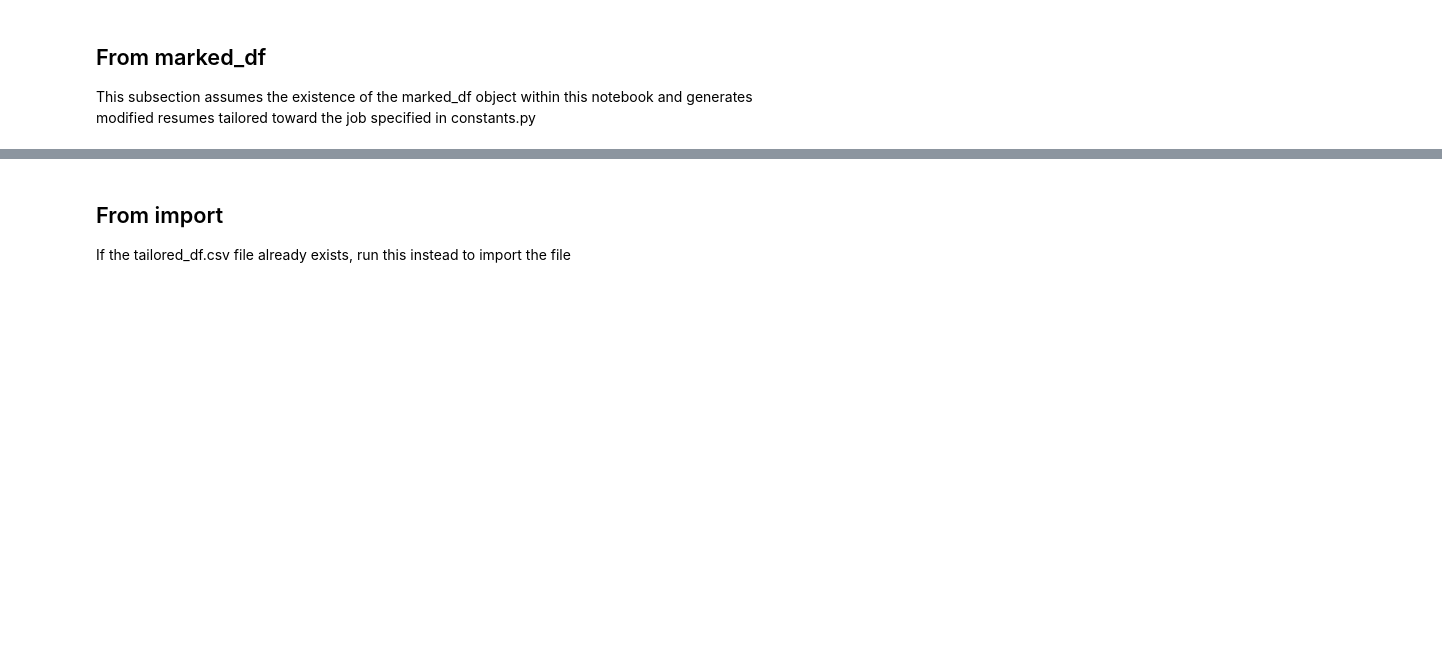
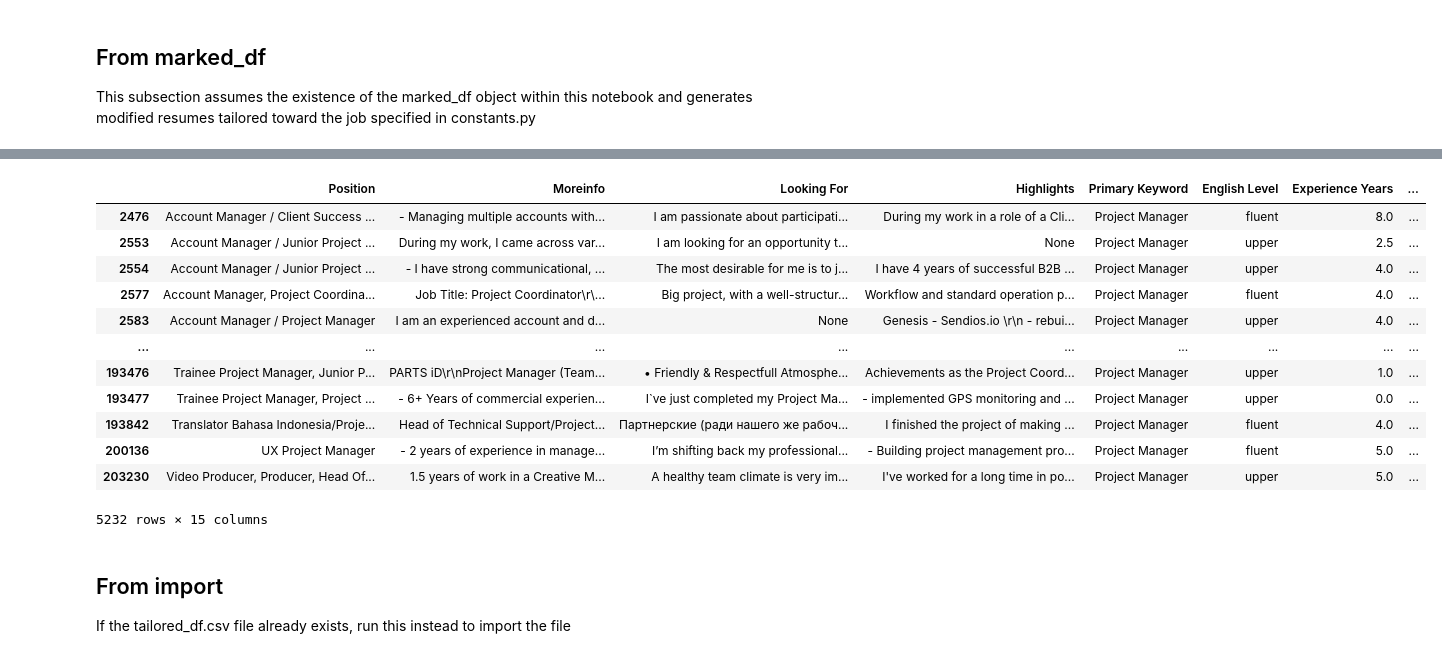
Before and after one commit to heyyjudes/llm-hiring-ecosystem, a Jupyter notebook: execution.ipynb, the cells around one changed output, grey strips where cells are left out. Cells and saved outputs as stored; diff of their text form; code cells hidden in the pictures; blank space fills up the shorter version.

```diff
--- a/execution.ipynb
+++ b/execution.ipynb
@@ -191,13 +184,13 @@ This subsection assumes the existence of the marked_df object within this notebo
 # import testing_scripts.generate_resumes as generate_resumes
 import testing_scripts.generate_resumes as generate_resumes
 
-tailored_df = marked_df.copy()
-# tailored_df = scored_df.copy()
-generate_resumes.create_modified_resumes(tailored_df, job_name = constants.JOB_NAME, job_description = constants.JOB_DESCRIPTION, model_name = "GPT-4o-mini Conversation", verbose = True)
+# tailored_df = marked_df.copy()
+tailored_df = scored_df.copy()
+generate_resumes.create_modified_resumes(tailored_df, job_name = constants.JOB_NAME, job_description = constants.JOB_DESCRIPTION, model_name = "GPT-4o Conversation", verbose = True)
 
 # Export the tailored dataframe
-TAILORED_DATAFRAME_OUTPUT_FILENAME = "data/tailored_df_100 PM vs 100 UI_1000 chars min_GPT-4o-mini Conversation.csv"
-tailored_df.to_csv(TAILORED_DATAFRAME_OUTPUT_FILENAME)
+# TAILORED_DATAFRAME_OUTPUT_FILENAME = "data/scored_df_PM_100 years>3 vs 100 years<=3_GPT-4o Conversation"
+# tailored_df.to_csv(TAILORED_DATAFRAME_OUTPUT_FILENAME)
 # %% [output]
 Number of samples marked for experiments = 200
 Generating a new tailored resume (0 generated so far)...
@@ -221,3 +218,19 @@ from testing_scripts import generate_resumes
+# %%
+tailored_df
+# %% [output]
+|  | Position | Moreinfo | Looking For | Highlights | Primary Keyword | English Level | Experience Years | ... |
+| 2476 | Account Manager / Client Success ... | - Managing multiple accounts with... | I am passionate about participati... | During my work in a role of a Cli... | Project Manager | fluent | 8.0 | ... |
+| 2553 | Account Manager / Junior Project ... | During my work, I came across var... | I am looking for an opportunity t... | None | Project Manager | upper | 2.5 | ... |
+| 2554 | Account Manager / Junior Project ... | - I have strong communicational, ... | The most desirable for me is to j... | I have 4 years of successful B2B ... | Project Manager | upper | 4.0 | ... |
+| 2577 | Account Manager, Project Coordina... | Job Title: Project Coordinator\r\... | Big project, with a well-structur... | Workflow and standard operation p... | Project Manager | fluent | 4.0 | ... |
+| 2583 | Account Manager / Project Manager | I am an experienced account and d... | None | Genesis - Sendios.io \r\n - rebui... | Project Manager | upper | 4.0 | ... |
+| ... | ... | ... | ... | ... | ... | ... | ... | ... |
+| 193476 | Trainee Project Manager, Junior P... | PARTS iD\r\nProject Manager (Team... | • Friendly & Respectfull Atmosphe... | Achievements as the Project Coord... | Project Manager | upper | 1.0 | ... |
+| 193477 | Trainee Project Manager, Project ... | - 6+ Years of commercial experien... | I`ve just completed my Project Ma... | - implemented GPS monitoring and ... | Project Manager | upper | 0.0 | ... |
+| 193842 | Translator Bahasa Indonesia/Proje... | Head of Technical Support/Project... | Партнерские (ради нашего же рабоч... | I finished the project of making ... | Project Manager | fluent | 4.0 | ... |
+| 200136 | UX Project Manager | - 2 years of experience in manage... | I’m shifting back my professional... | - Building project management pro... | Project Manager | fluent | 5.0 | ... |
+| 203230 | Video Producer, Producer, Head Of... | 1.5 years of work in a Creative M... | A healthy team climate is very im... | I've worked for a long time in po... | Project Manager | upper | 5.0 | ... |
+5232 rows × 15 columns
 # %%
 # Cleaning
 column_to_clean = tailored_df.columns[-1]
```
Also changed, not shown: parts of 19 cells of this notebook, 1 other file.
